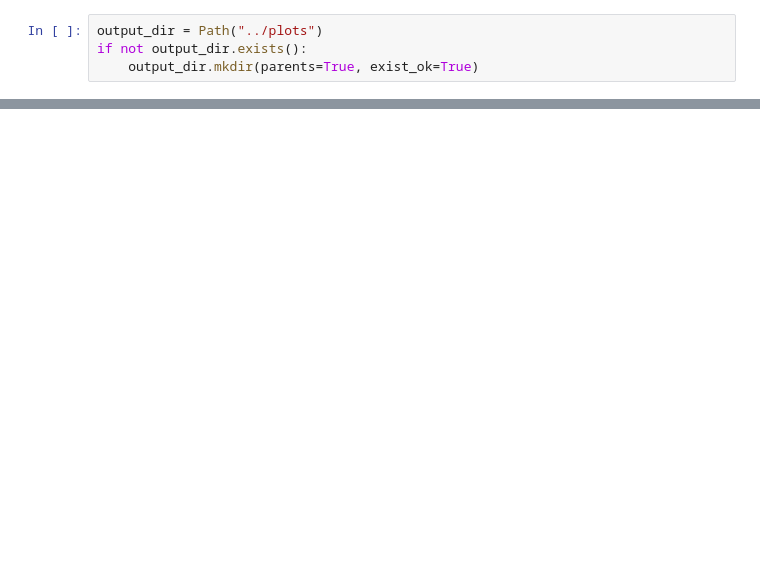
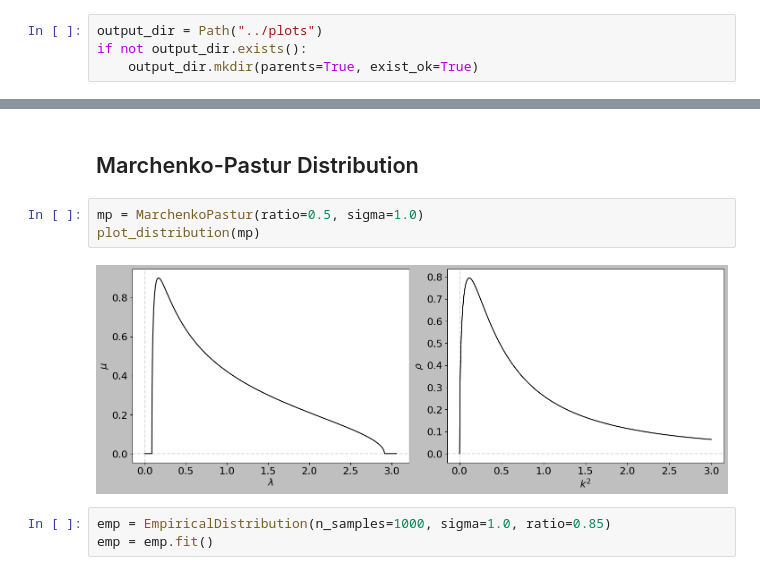
Before and after one commit to thesfinox/frg-signal-detection, a Jupyter notebook: notebooks/canonical_dimensions.ipynb, the cells around one changed output, grey strips where cells are left out. Saved outputs shown, nothing was run; the diff lists cells and outputs as text; blank space fills up the shorter version.

```diff
--- a/notebooks/canonical_dimensions.ipynb
+++ b/notebooks/canonical_dimensions.ipynb
@@ -56,0 +345,10 @@ def plot_canonical_dimensions(data: dict[str, Any], suffix: str | None = None):
+# %% [markdown]
+## Marchenko-Pastur Distribution
+# %%
+mp = MarchenkoPastur(ratio=0.5, sigma=1.0)
+plot_distribution(mp)
+# %% [output]
+[figure, added]
+# %%
+emp = EmpiricalDistribution(n_samples=1000, sigma=1.0, ratio=0.85)
+emp = emp.fit()
```
Also changed, not shown: parts of 33 cells of this notebook.
